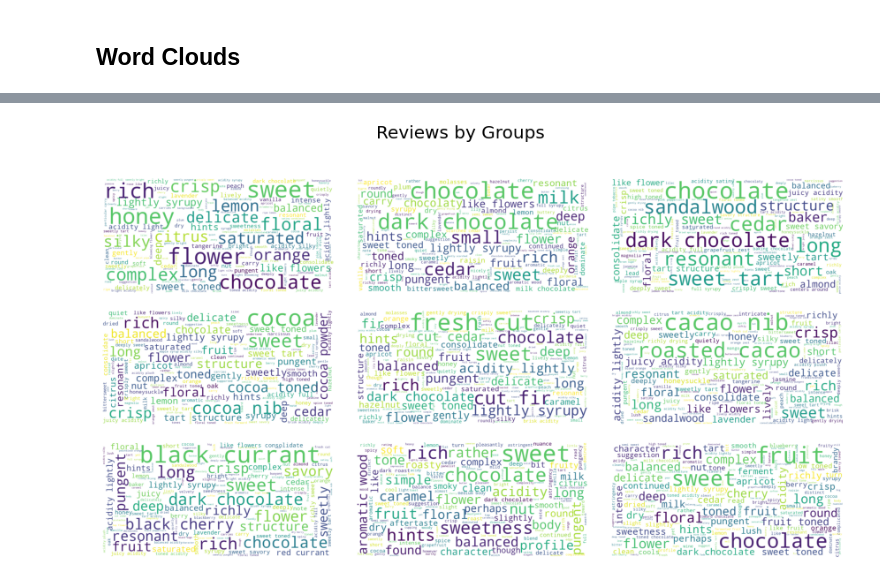
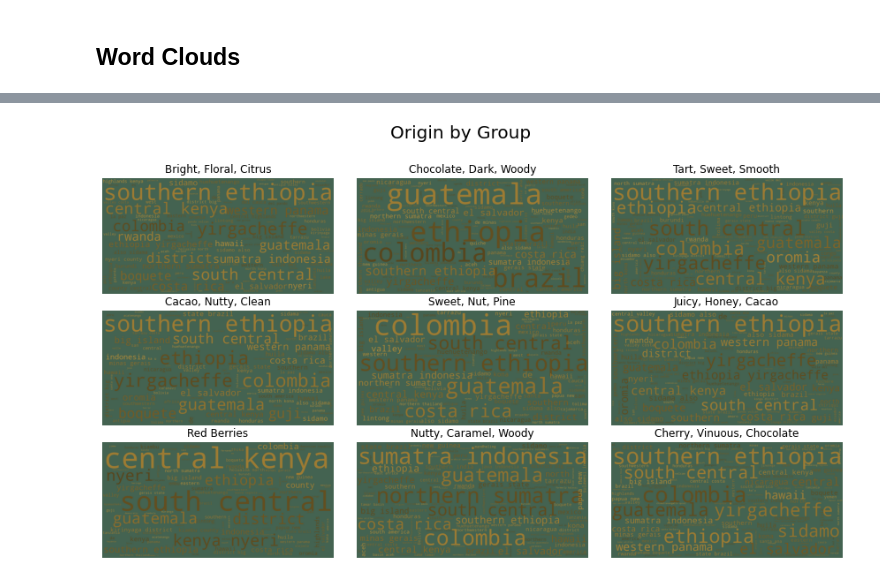
Before and after one commit to ejfeldman7/coffee-reviews-nlp, a Jupyter notebook: Notebooks/visualizations.ipynb, the cells around one changed output, grey strips where cells are left out. Drawn from its saved outputs; the diff is of its cells as text; code cells hidden in the pictures.

```diff
--- a/Notebooks/visualizations.ipynb
+++ b/Notebooks/visualizations.ipynb
@@ -184,16 +204,18 @@ for i in range(0,9):
-# %%
-for i in range(0,9):
-    for row in df_topic_breakdown[(df_topic_breakdown.group == i )&(df_topic_breakdown.roast_level != 'NA')].roast_level.astype(str):
-        words[i] += row + ' '
-    for row in df_topic_breakdown[(df_topic_breakdown.group == i )&(df_topic_breakdown.roast_level != 'NA')].origin.astype(str):
-        words[i] += row + ' '
+# %%
+def random_color_func(word=None, font_size=None, position=None,  orientation=None, font_path=None, random_state=None):
+    h = 41
+    s = 51
+    l = int(100.0 * float(random_state.randint(60, 120)) / 255.0)
+
+    return "hsl({}, {}%, {}%)".format(h, s, l)
 # %%
 def topicWordCloud(data, title):
     wordcloud = WordCloud(
-        background_color='white',
-        stopwords=stopwords,
+        background_color='#446351',
+        stopwords=sw+['growing','region','zone','disclosed','department','province'],
+        color_func=random_color_func,
         max_words=500,
-        max_font_size=40,
+        max_font_size=50,
         scale=3,
         random_state=42    ).generate(str(data))
 
@@ -203,11 +225,3 @@ def topicWordCloud(data, title):
         fig.suptitle(title, fontsize=20)
         fig.subplots_adjust(wspace=.1,hspace=.1)
     return wordcloud
-
-fig = plt.figure(figsize=(15,8))
-for i in range(9):
-    ax = fig.add_subplot(3,3,i+1)
-    wordcloud = topicWordCloud(words[i],'Origin and Roast Level by Group')
-
-    ax.imshow(wordcloud)
-    ax.axis('off')
@@ -215,0 +228,10 @@ for i in range(9):
+# %%
+fig = plt.figure(figsize=(15,8))
+for i in range(9):
+    ax = fig.add_subplot(3,3,i+1)
+    ax.set_title(topics[i])
+    wordcloud = topicWordCloud(roasts[i],'Roast Level by Group')
+
+    ax.imshow(wordcloud)
+    ax.axis('off')
+plt.savefig(r'C:\Users\ejfel\Documents\metis_repos\Coffee-Reviews-NLP\roast_clouds')
@@ -216,12 +240,12 @@ for i in range(9):
 # %%
 fig = plt.figure(figsize=(15,8))
-plt.subplots_adjust(hspace=.1)
-# fig.tight_layout()
 for i in range(9):
     ax = fig.add_subplot(3,3,i+1)
-    wordcloud = topicWordCloud(reviews[i],'Reviews by Groups')
+    ax.set_title(topics[i])
+    wordcloud = topicWordCloud(origins[i],'Origin by Group')
 
     ax.imshow(wordcloud)
     ax.axis('off')
+plt.savefig(r'C:\Users\ejfel\Documents\metis_repos\Coffee-Reviews-NLP\origin_clouds')
 # %% [output]
-[figure, old version]
+[figure, new version]
```
Also changed, not shown: parts of 16 cells of this notebook, 16 other files.
